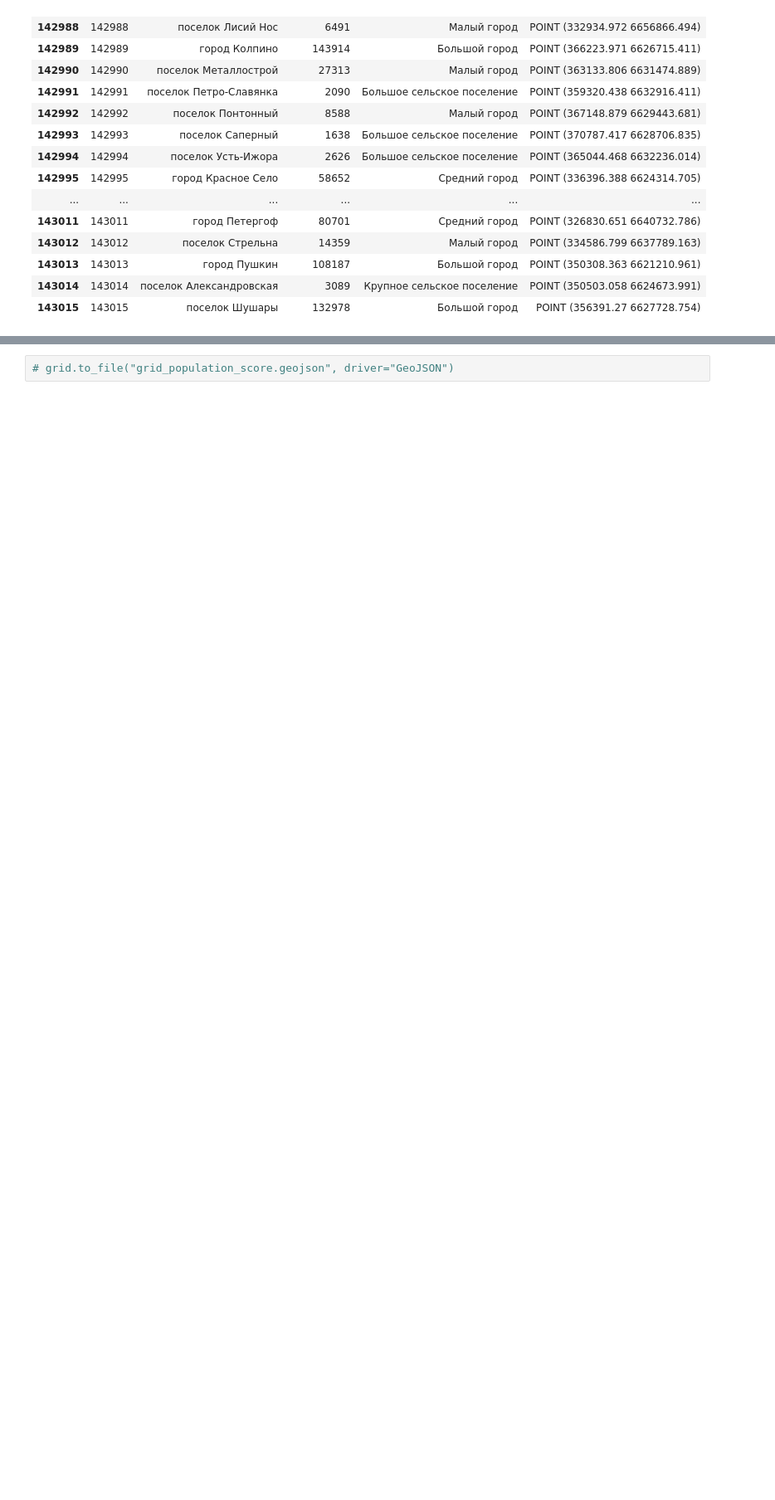
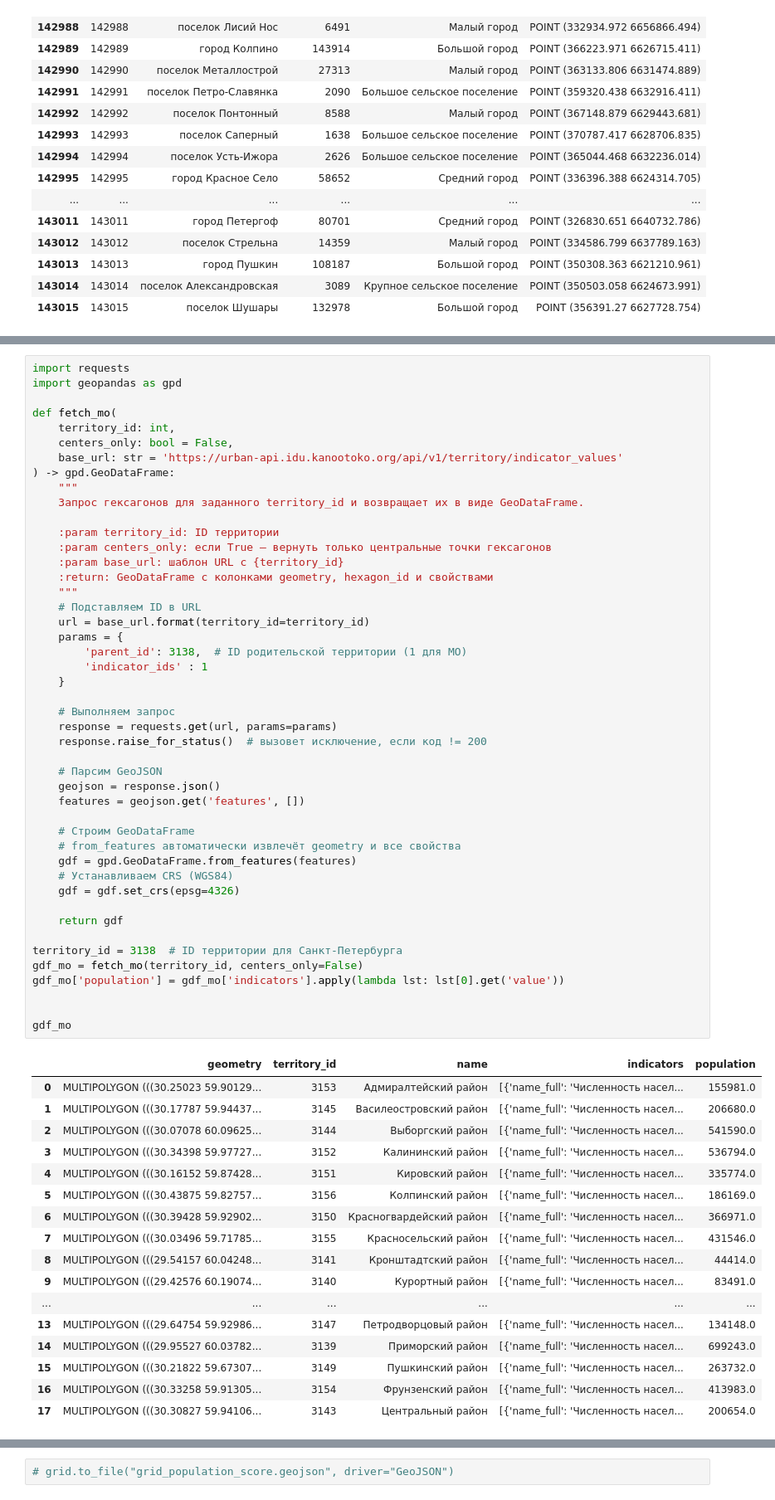
Before and after one commit to Mvin8/PopFrame, a Jupyter notebook: examples/criterion_hex.ipynb, the cells around one changed output, grey strips where cells are left out. Shown at 83% size. Drawn from its saved outputs; the diff is of its cells as text; blank space fills up the shorter version.

```diff
--- a/examples/criterion_hex.ipynb
+++ b/examples/criterion_hex.ipynb
@@ -97,3 +97,67 @@ gdf_hex
 | 2532 | POLYGON ((30.74536 59.757, 30.740... | 160090 | {} |
 | 2533 | POLYGON ((30.17198 60.10435, 30.1... | 160091 | {} |
 2534 rows × 3 columns
+# %%
+import requests
+import geopandas as gpd
+
+def fetch_mo(
+    territory_id: int,
+    centers_only: bool = False,
+    base_url: str = 'https://urban-api.idu.kanootoko.org/api/v1/territory/indicator_values'
+) -> gpd.GeoDataFrame:
+    """
+    Запрос гексагонов для заданного territory_id и возвращает их в виде GeoDataFrame.
+
+    :param territory_id: ID территории
+    :param centers_only: если True — вернуть только центральные точки гексагонов
+    :param base_url: шаблон URL с {territory_id}
+    :return: GeoDataFrame с колонками geometry, hexagon_id и свойствами
+    """
+    # Подставляем ID в URL
+    url = base_url.format(territory_id=territory_id)
+    params = {
+        'parent_id': 3138,  # ID родительской территории (1 для МО)
+        'indicator_ids' : 1
+    }
+
+    # Выполняем запрос
+    response = requests.get(url, params=params)
+    response.raise_for_status()  # вызовет исключение, если код != 200
+
+    # Парсим GeoJSON
+    geojson = response.json()
+    features = geojson.get('features', [])
+
+    # Строим GeoDataFrame
+    # from_features автоматически извлечёт geometry и все свойства
+    gdf = gpd.GeoDataFrame.from_features(features)
+    # Устанавливаем CRS (WGS84)
+    gdf = gdf.set_crs(epsg=4326)
+
+    return gdf
+
+territory_id = 3138  # ID территории для Санкт-Петербурга
+gdf_mo = fetch_mo(territory_id, centers_only=False)
+gdf_mo['population'] = gdf_mo['indicators'].apply(lambda lst: lst[0].get('value'))
+
+
+gdf_mo
+# %% [output]
+|  | geometry | territory_id | name | indicators | population |
+| 0 | MULTIPOLYGON (((30.25023 59.90129... | 3153 | Адмиралтейский район | [{'name_full': 'Численность насел... | 155981.0 |
+| 1 | MULTIPOLYGON (((30.17787 59.94437... | 3145 | Василеостровский район | [{'name_full': 'Численность насел... | 206680.0 |
+| 2 | MULTIPOLYGON (((30.07078 60.09625... | 3144 | Выборгский район | [{'name_full': 'Численность насел... | 541590.0 |
+| 3 | MULTIPOLYGON (((30.34398 59.97727... | 3152 | Калининский район | [{'name_full': 'Численность насел... | 536794.0 |
+| 4 | MULTIPOLYGON (((30.16152 59.87428... | 3151 | Кировский район | [{'name_full': 'Численность насел... | 335774.0 |
+| 5 | MULTIPOLYGON (((30.43875 59.82757... | 3156 | Колпинский район | [{'name_full': 'Численность насел... | 186169.0 |
+| 6 | MULTIPOLYGON (((30.39428 59.92902... | 3150 | Красногвардейский район | [{'name_full': 'Численность насел... | 366971.0 |
+| 7 | MULTIPOLYGON (((30.03496 59.71785... | 3155 | Красносельский район | [{'name_full': 'Численность насел... | 431546.0 |
+| 8 | MULTIPOLYGON (((29.54157 60.04248... | 3141 | Кронштадтский район | [{'name_full': 'Численность насел... | 44414.0 |
+| 9 | MULTIPOLYGON (((29.42576 60.19074... | 3140 | Курортный район | [{'name_full': 'Численность насел... | 83491.0 |
+| ... | ... | ... | ... | ... | ... |
+| 13 | MULTIPOLYGON (((29.64754 59.92986... | 3147 | Петродворцовый район | [{'name_full': 'Численность насел... | 134148.0 |
+| 14 | MULTIPOLYGON (((29.95527 60.03782... | 3139 | Приморский район | [{'name_full': 'Численность насел... | 699243.0 |
+| 15 | MULTIPOLYGON (((30.21822 59.67307... | 3149 | Пушкинский район | [{'name_full': 'Численность насел... | 263732.0 |
+| 16 | MULTIPOLYGON (((30.33258 59.91305... | 3154 | Фрунзенский район | [{'name_full': 'Численность насел... | 413983.0 |
+| 17 | MULTIPOLYGON (((30.30827 59.94106... | 3143 | Центральный район | [{'name_full': 'Численность насел... | 200654.0 |
```
Also changed, not shown: parts of 7 cells of this notebook.
